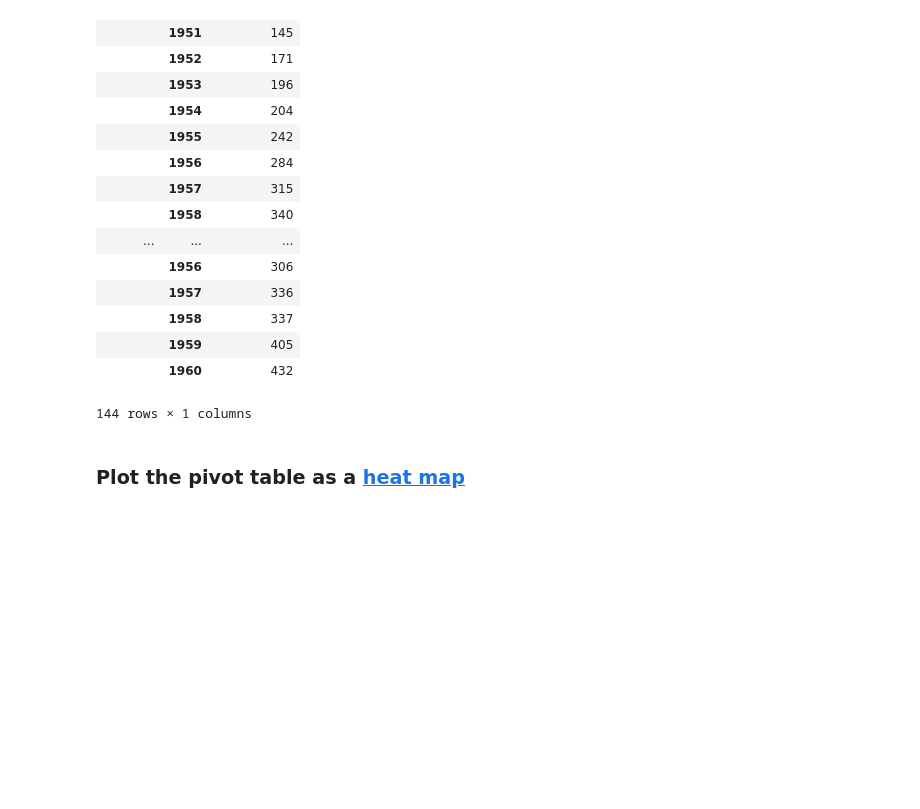
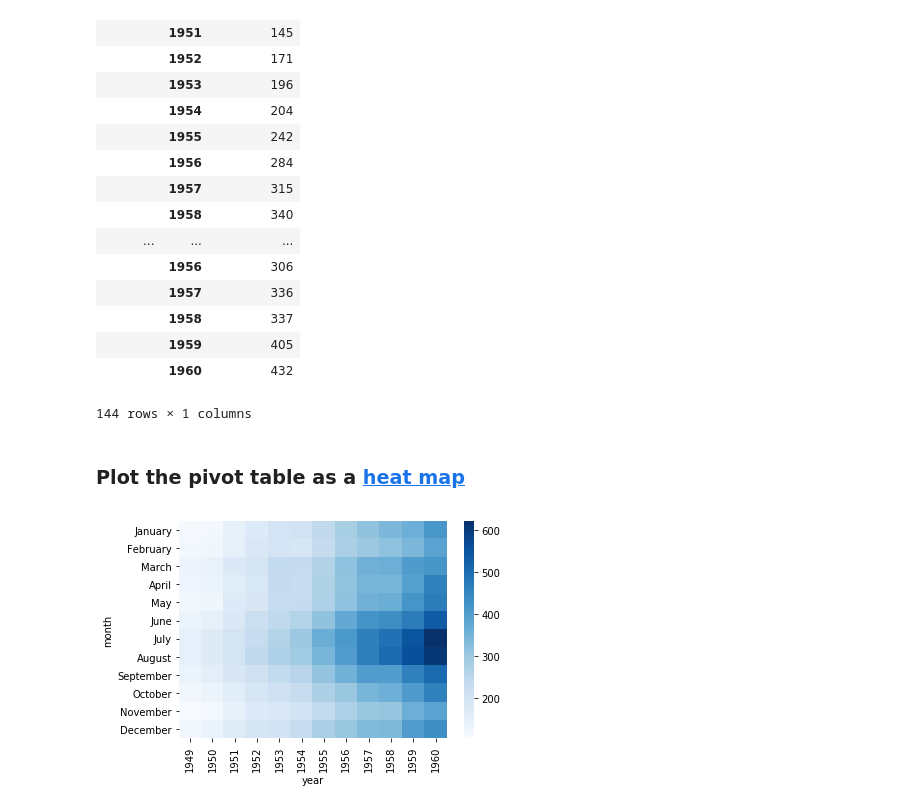
Before and after one commit to bloominstituteoftechnology/DS-Sprint-02-Storytelling-With-Data, a Jupyter notebook: module2-choose-appropriate-visualizations/LS_DS_122_Choose_appropriate_visualizations.ipynb, the cells around one changed output. Saved outputs shown, nothing was run; the diff lists cells and outputs as text; code cells hidden in the pictures; blank space fills up the shorter version.

```diff
--- a/module2-choose-appropriate-visualizations/LS_DS_122_Choose_appropriate_visualizations.ipynb
+++ b/module2-choose-appropriate-visualizations/LS_DS_122_Choose_appropriate_visualizations.ipynb
@@ -210,12 +210,14 @@ import seaborn as sns
 # %%
 # year_bins = pd.cut(flights['year'], 12)
 # passenger_bins = pd.cut(flights['passengers'], 5)
 # ct_passengers = pd.crosstab(passenger_bins, [months, year_bins],
 #                             normalize='columns')
 
 # fig, ax = plt.subplots(figsize=(16,10))
 
 # sns.heatmap(ct_passengers, linewidths=0.5, ax=ax);
 
 # sns.heatmap(table)
-sns.heatmap(flights.pivot_table('passengers', 'month', 'year'), cmap='Reds');
+sns.heatmap(flights.pivot_table('passengers', 'month', 'year'), cmap='Blues');
+# %% [output]
+[figure, added]
```
